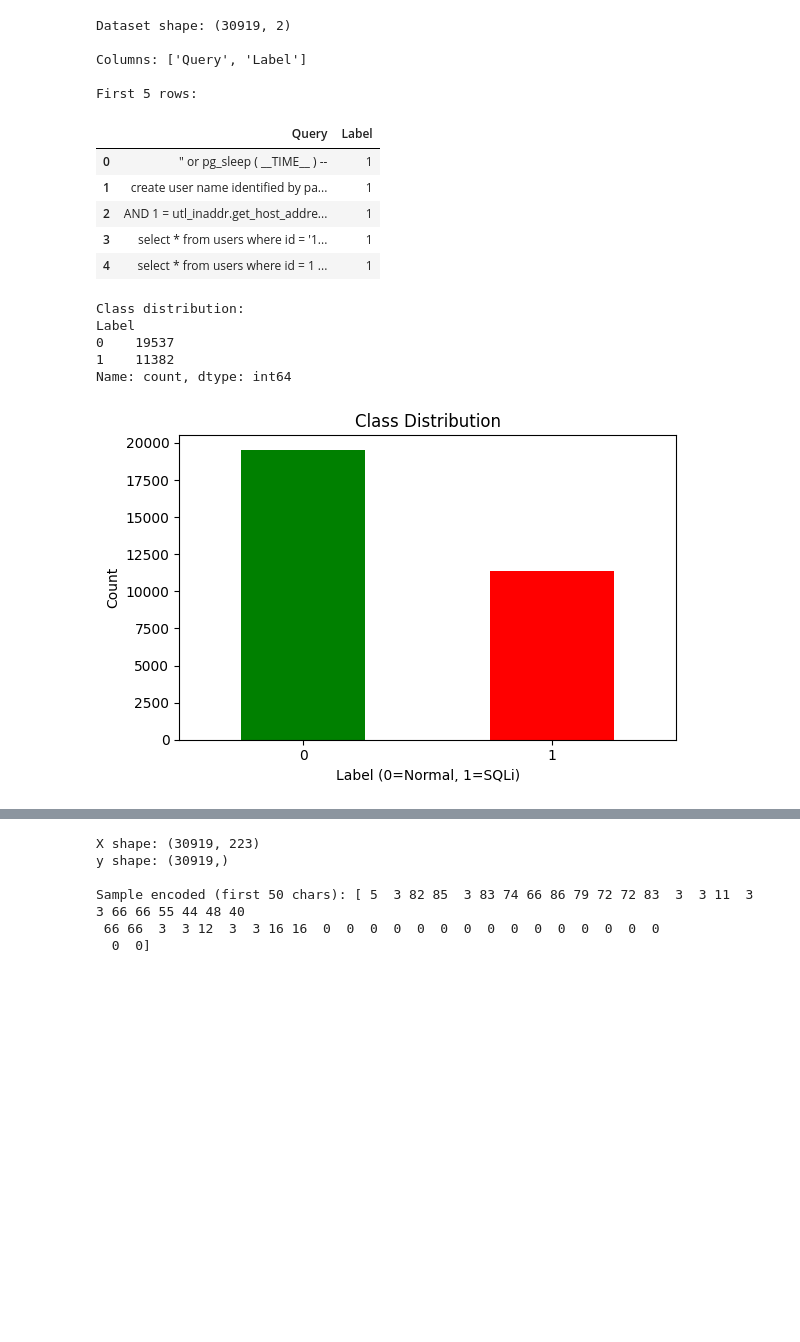
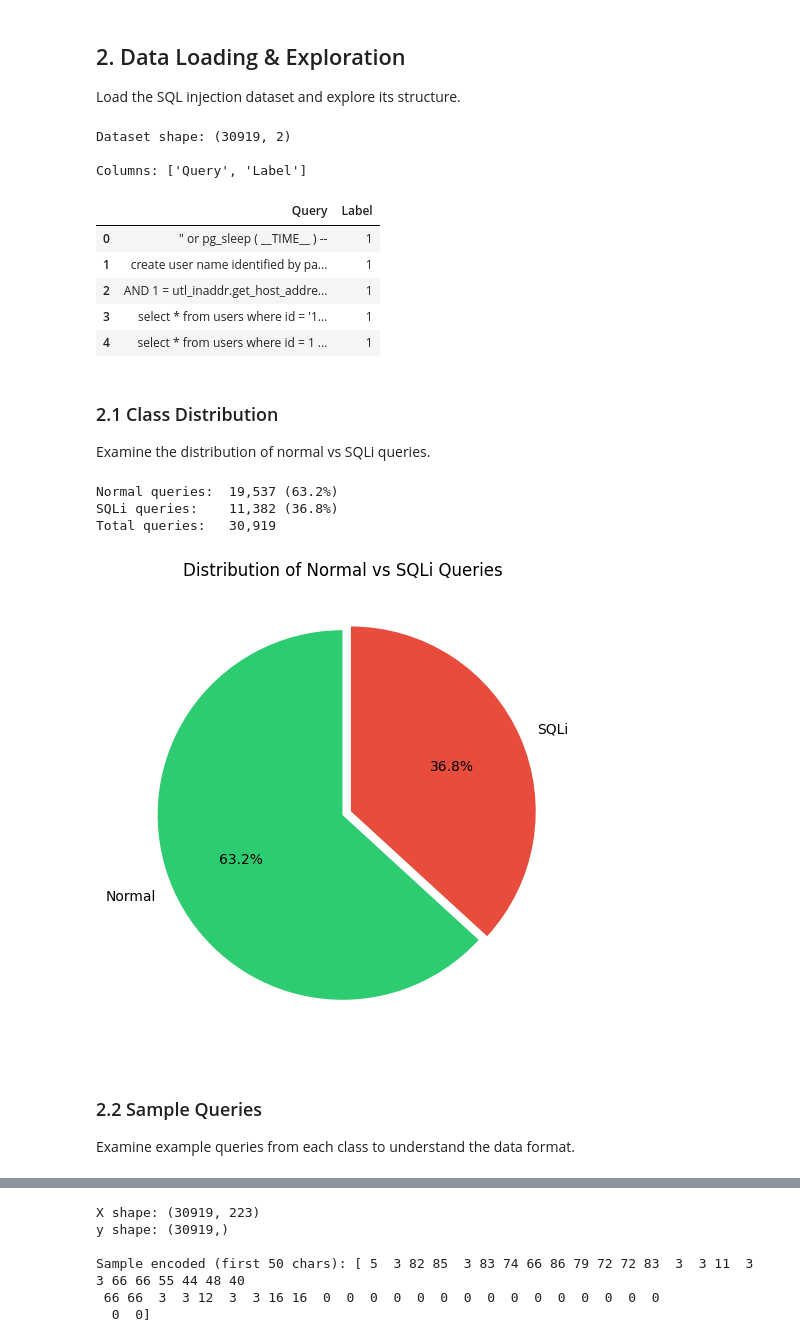
Before and after one commit to jnswkz/webattack-payload-detector, a Jupyter notebook: sqli_rnn_training.ipynb, the cells around one changed output, grey strips where cells are left out. Saved outputs shown, nothing was run; the diff lists cells and outputs as text; code cells hidden in the pictures; blank space fills up the shorter version.

Commit message:
fix: refactor code for better reading and understanding

```diff
--- a/sqli_rnn_training.ipynb
+++ b/sqli_rnn_training.ipynb
@@ -21,43 +37,52 @@ TensorFlow version: 2.20.0
+# %% [markdown]
+## 2. Data Loading & Exploration
+
+Load the SQL injection dataset and explore its structure.
 # %%
 # Load the dataset
-# Adjust the filename based on the downloaded Kaggle dataset
 df = pd.read_csv('Modified_SQL_Dataset.csv')
 
 print(f"Dataset shape: {df.shape}")
 print(f"\nColumns: {df.columns.tolist()}")
-print(f"\nFirst 5 rows:")
 df.head()
 # %% [output]
 Dataset shape: (30919, 2)
 
 Columns: ['Query', 'Label']
-
-First 5 rows:
 |  | Query | Label |
 | 0 | " or pg_sleep ( __TIME__ ) -- | 1 |
 | 1 | create user name identified by pa... | 1 |
 | 2 | AND 1 = utl_inaddr.get_host_addre... | 1 |
 | 3 | select * from users where id = '1... | 1 |
 | 4 | select * from users where id = 1 ... | 1 |
-# %%
-# Check class distribution
-print("Class distribution:")
-print(df['Label'].value_counts())
-
-# Visualize
-plt.figure(figsize=(6, 4))
-df['Label'].value_counts().plot(kind='bar', color=['green', 'red'])
-plt.title('Class Distribution')
-plt.xlabel('Label (0=Normal, 1=SQLi)')
-plt.ylabel('Count')
-plt.xticks(rotation=0)
-plt.tight_layout()
-plt.show()
-# %% [output]
-Class distribution:
-Label
-0    19537
-1    11382
-Name: count, dtype: int64
-[figure, removed]
+# %% [markdown]
+### 2.1 Class Distribution
+
+Examine the distribution of normal vs SQLi queries.
+# %%
+# Calculate class distribution
+class_counts = df['Label'].value_counts()
+normal_count = class_counts.get(0, 0)
+sqli_count = class_counts.get(1, 0)
+
+print(f"Normal queries:  {normal_count:,} ({normal_count/len(df)*100:.1f}%)")
+print(f"SQLi queries:    {sqli_count:,} ({sqli_count/len(df)*100:.1f}%)")
+print(f"Total queries:   {len(df):,}")
+
+# Visualize class distribution
+fig, ax = plt.subplots(figsize=(8, 6))
+colors = ['#2ecc71', '#e74c3c']
+ax.pie([normal_count, sqli_count], labels=['Normal', 'SQLi'],
+       colors=colors, autopct='%1.1f%%', startangle=90, explode=(0, 0.05))
+ax.set_title('Distribution of Normal vs SQLi Queries')
+plt.show()
+# %% [output]
+Normal queries:  19,537 (63.2%)
+SQLi queries:    11,382 (36.8%)
+Total queries:   30,919
+[figure, added]
+# %% [markdown]
+### 2.2 Sample Queries
+
+Examine example queries from each class to understand the data format.
 # %%
```
Also changed, not shown: parts of 61 cells of this notebook.
